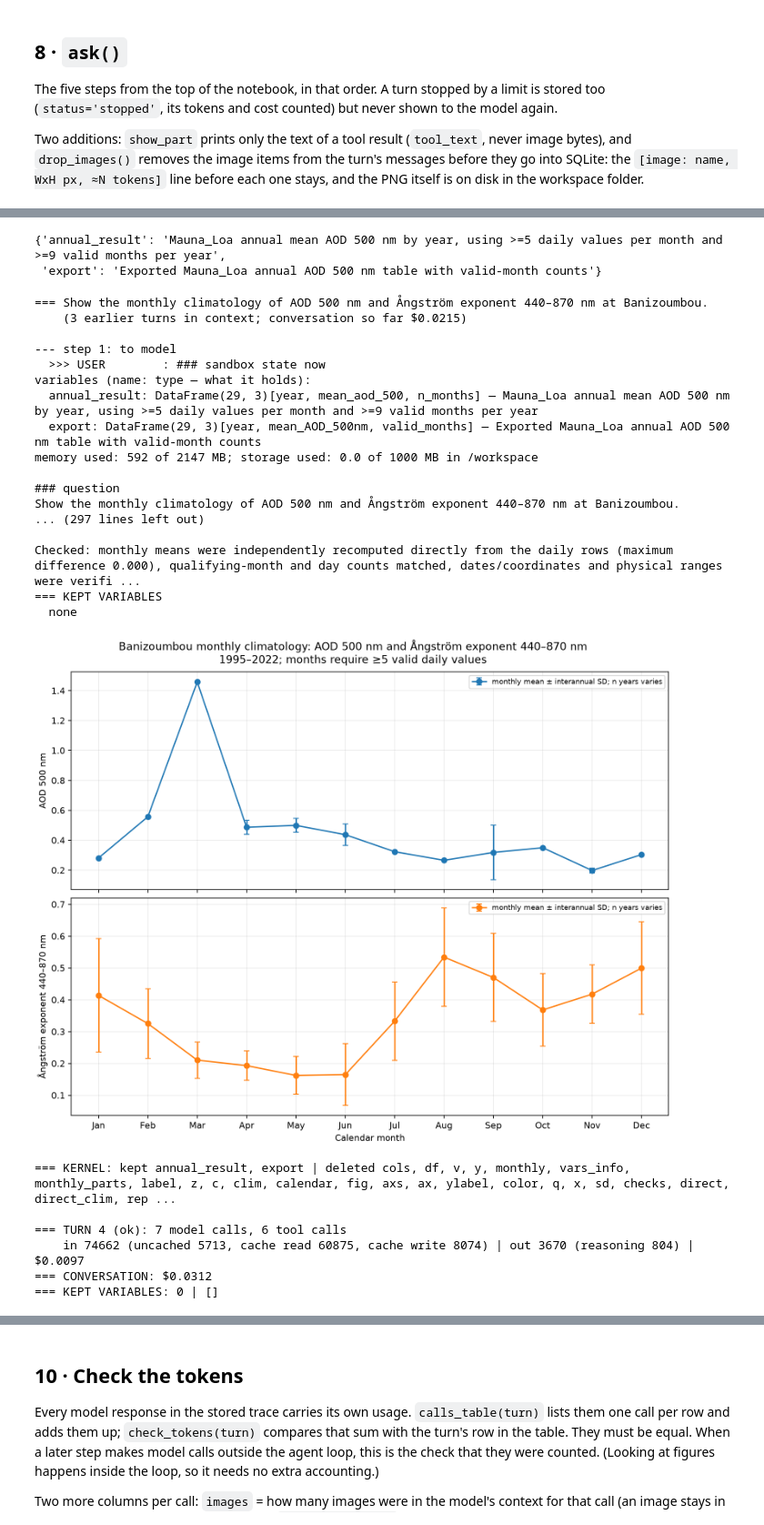
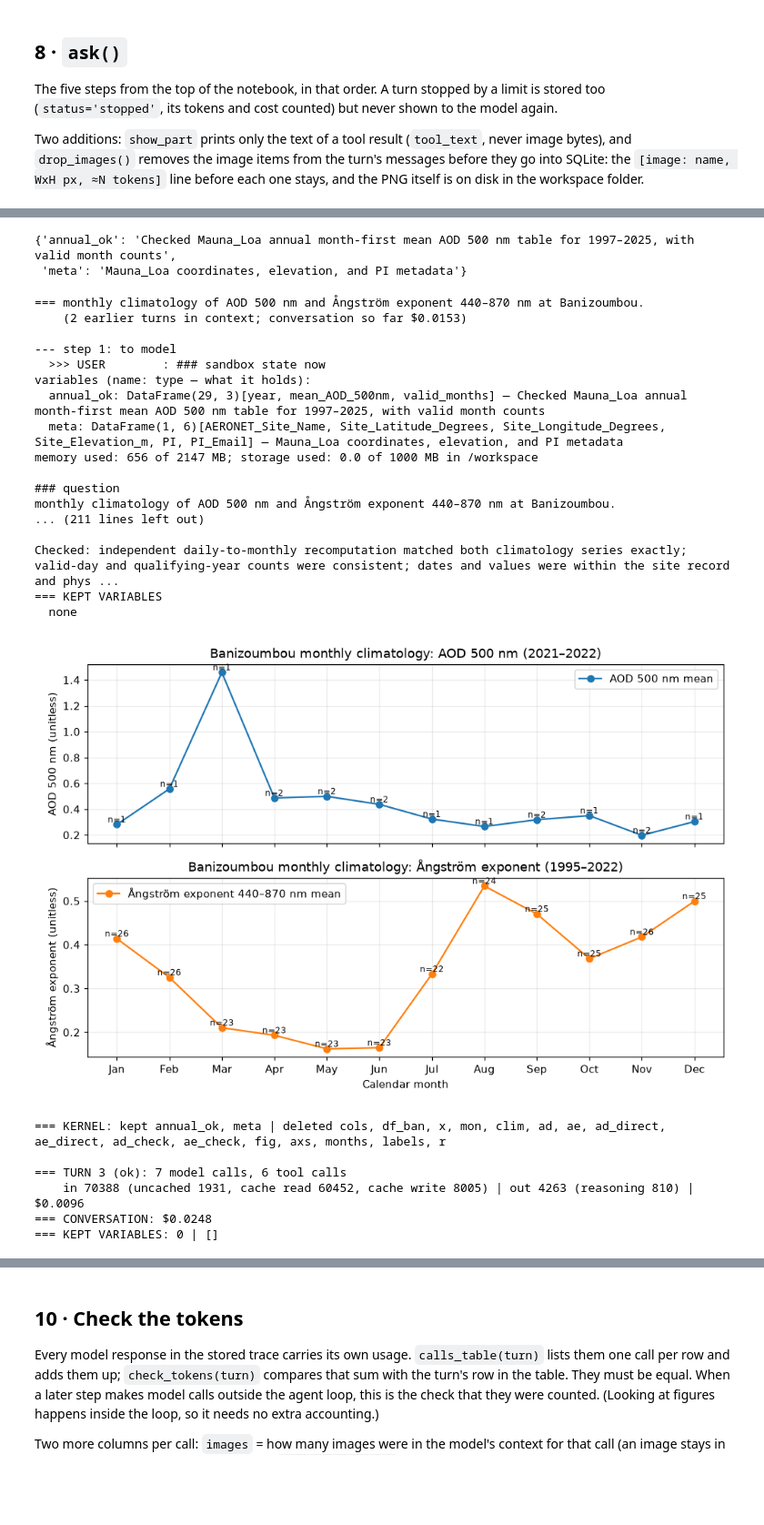
Before and after one commit to AERONETAQ/ai_for_aeronet, a Jupyter notebook: notebooks/08_agent_that_can_self_verify.ipynb, the cells around one changed output, grey strips where cells are left out. Shown at 91% size. Saved outputs shown, nothing was run; the diff lists cells and outputs as text; code cells hidden in the pictures; blank space fills up the shorter version.

Commit message:
added self verification check with image read and write skill

```diff
--- a/notebooks/08_agent_that_can_self_verify.ipynb
+++ b/notebooks/08_agent_that_can_self_verify.ipynb
@@ -87,7 +90,7 @@ import pyarrow.parquet as pq
 sys.path.insert(0, "../sandbox")
 import sandbox as sb
 
-CONVERSATION_ID = "conv_010"                              # container name + folder conversation_data/conv_010/
+CONVERSATION_ID = "conv_011"                              # container name + folder conversation_data/conv_010/
 KEEP_TURNS      = 5                                       # finished turns the model sees
 CONV_COST_LIMIT = None                                    # USD for the whole conversation; None = no limit
 DB_FILE         = sb.CONV_DIR / "agent_turns.sqlite"      # notebook 06 keeps its own conversations.sqlite
@@ -505,7 +497,7 @@ def run_python(code: str, timeout: int = 60) -> str | list:
       table; save it as CSV under /workspace/ and report the file name.
     - Figures: save them yourself with fig.savefig('/workspace/<descriptive_name>.png'); any figure left open is
       auto-saved as fig_NNN.png. No plt.show(). All PNG names written by the cell are returned under figures,
-      and the images themselves are shown to you right after (the first 4 per call): look at them.
+      and the images themselves are shown to you right after (the first 4 per call): look at them for double checking or verification.
     - new/changed variables with type and shape, files written, elapsed time and memory.
     Write any export (parquet, csv, png) under /workspace/.'''
     start_sandbox_if_needed()
@@ -547,7 +539,9 @@ def view_figure(name: str) -> str | list:
     if not name.lower().endswith(".png"):
         return f"{name}: only PNG files can be viewed"
     if not (WORKSPACE / name).exists():
-        return f"{name}: not found in /workspace (deleted since)"
+        # return f"{name}: not found in /workspace (deleted since)"
+        return f"{name}: no such file in /workspace (check the name in the earlier answer). The file could also have been deleted! or maybe check the spelling of the name."
+
     return image_for_model(name)
 
 
@@ -1224,32 +1280,32 @@ sb.state(CONVERSATION_ID)
 # %%
 variable_meanings()
 # %% [output]
-{'annual_result': 'Mauna_Loa annual mean AOD 500 nm by year, using >=5 daily values per month and >=9 valid months per year',
- 'export': 'Exported Mauna_Loa annual AOD 500 nm table with valid-month counts'}
+{'annual_ok': 'Checked Mauna_Loa annual month-first mean AOD 500 nm table for 1997–2025, with valid month counts',
+ 'meta': 'Mauna_Loa coordinates, elevation, and PI metadata'}
 # %%
-r = await ask("Show the monthly climatology of AOD 500 nm and Ångström exponent 440–870 nm at Banizoumbou.")
+r = await ask("monthly climatology of AOD 500 nm and Ångström exponent 440–870 nm at Banizoumbou.")
 # %% [output]
-=== Show the monthly climatology of AOD 500 nm and Ångström exponent 440–870 nm at Banizoumbou.
-    (3 earlier turns in context; conversation so far $0.0215)
+=== monthly climatology of AOD 500 nm and Ångström exponent 440–870 nm at Banizoumbou.
+    (2 earlier turns in context; conversation so far $0.0153)
 
 --- step 1: to model
   >>> USER        : ### sandbox state now
 variables (name: type — what it holds):
-  annual_result: DataFrame(29, 3)[year, mean_aod_500, n_months] — Mauna_Loa annual mean AOD 500 nm by year, using >=5 daily values per month and >=9 valid months per year
-  export: DataFrame(29, 3)[year, mean_AOD_500nm, valid_months] — Exported Mauna_Loa annual AOD 500 nm table with valid-month counts
-memory used: 592 of 2147 MB; storage used: 0.0 of 1000 MB in /workspace
+  annual_ok: DataFrame(29, 3)[year, mean_AOD_500nm, valid_months] — Checked Mauna_Loa annual month-first mean AOD 500 nm table for 1997–2025, with valid month counts
+  meta: DataFrame(1, 6)[AERONET_Site_Name, Site_Latitude_Degrees, Site_Longitude_Degrees, Site_Elevation_m, PI, PI_Email] — Mauna_Loa coordinates, elevation, and PI metadata
+memory used: 656 of 2147 MB; storage used: 0.0 of 1000 MB in /workspace
 
 ### question
-Show the monthly climatology of AOD 500 nm and Ångström exponent 440–870 nm at Banizoumbou.
-... (297 lines left out)
+monthly climatology of AOD 500 nm and Ångström exponent 440–870 nm at Banizoumbou.
+... (211 lines left out)
 
-Checked: monthly means were independently recomputed directly from the daily rows (maximum difference 0.000), qualifying-month and day counts matched, dates/coordinates and physical ranges were verifi ...
+Checked: independent daily-to-monthly recomputation matched both climatology series exactly; valid-day and qualifying-year counts were consistent; dates and values were within the site record and phys ...
 === KEPT VARIABLES
   none
-[figure, old version]
+[figure, new version]
-=== KERNEL: kept annual_result, export | deleted cols, df, v, y, monthly, vars_info, monthly_parts, label, z, c, clim, calendar, fig, axs, ax, ylabel, color, q, x, sd, checks, direct, direct_clim, rep ...
+=== KERNEL: kept annual_ok, meta | deleted cols, df_ban, x, mon, clim, ad, ae, ad_direct, ae_direct, ad_check, ae_check, fig, axs, months, labels, r
 
-=== TURN 4 (ok): 7 model calls, 6 tool calls
-    in 74662 (uncached 5713, cache read 60875, cache write 8074) | out 3670 (reasoning 804) | $0.0097
-=== CONVERSATION: $0.0312
+=== TURN 3 (ok): 7 model calls, 6 tool calls
+    in 70388 (uncached 1931, cache read 60452, cache write 8005) | out 4263 (reasoning 810) | $0.0096
+=== CONVERSATION: $0.0248
 === KEPT VARIABLES: 0 | []
```
Also changed, not shown: parts of 31 cells of this notebook.
